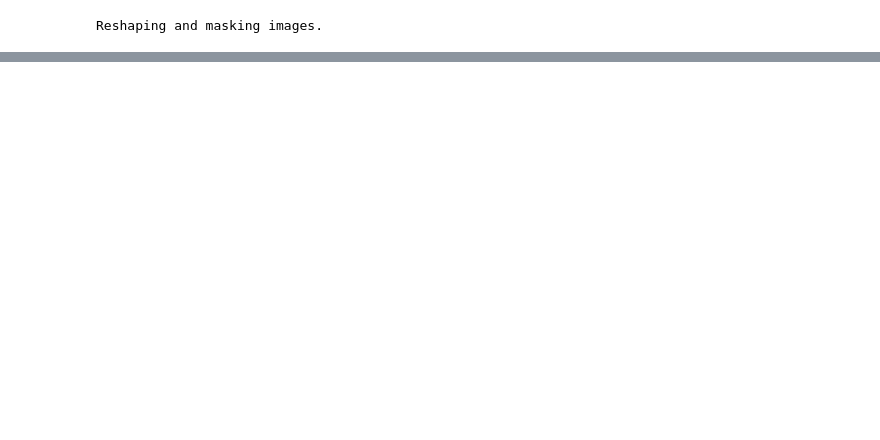
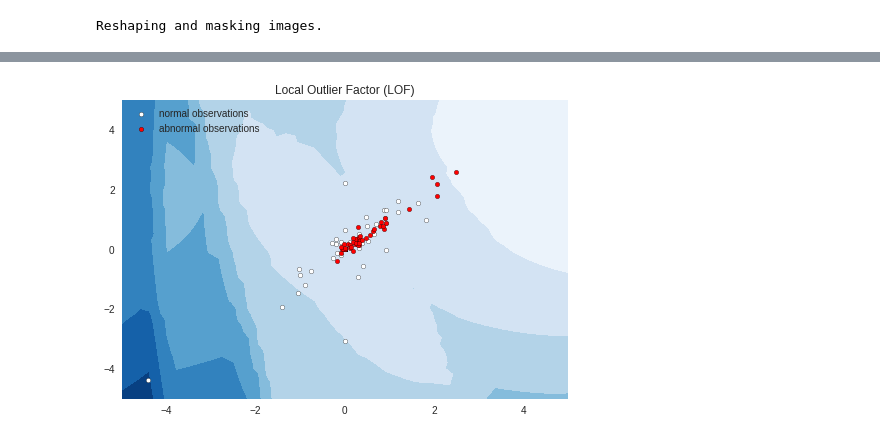
Before and after one commit to souravsingh/Neurovault-Analysis, a Jupyter notebook: Neurovault_UMAP.ipynb, the cells around one changed output, grey strips where cells are left out. Cells and saved outputs as stored; diff of their text form; code cells hidden in the pictures; blank space fills up the shorter version.

```diff
--- a/Neurovault_UMAP.ipynb
+++ b/Neurovault_UMAP.ipynb
@@ -273,0 +291,29 @@ plt.scatter(centroids[:, 0], centroids[:, 1],
+# %%
+from sklearn.neighbors import LocalOutlierFactor
+
+
+clf = LocalOutlierFactor(n_neighbors=20)
+y_pred = clf.fit_predict(embedding)
+y_pred_outliers = y_pred[200:]
+# %%
+xx1, yy1 = np.meshgrid(np.linspace(-5, 5, 50), np.linspace(-5, 5, 50))
+Z1 = clf._decision_function(np.c_[xx1.ravel(), yy1.ravel()])
+Z1 = Z1.reshape(xx1.shape)
+
+plt.title("Local Outlier Factor (LOF)")
+plt.contourf(xx1, yy1, Z1, cmap=plt.cm.Blues_r)
+
+a = plt.scatter(X[:200, 0], X[:200, 1], c='white',
+                edgecolor='k', s=20)
+b = plt.scatter(X[200:, 0], X[200:, 1], c='red',
+                edgecolor='k', s=20)
+plt.axis('tight')
+plt.xlim((-5, 5))
+plt.ylim((-5, 5))
+plt.legend([a, b],
+           ["normal observations",
+            "abnormal observations"],
+           loc="upper left")
+plt.show()
+# %% [output]
+[figure, added]
```
Also changed, not shown: parts of 9 cells of this notebook.
